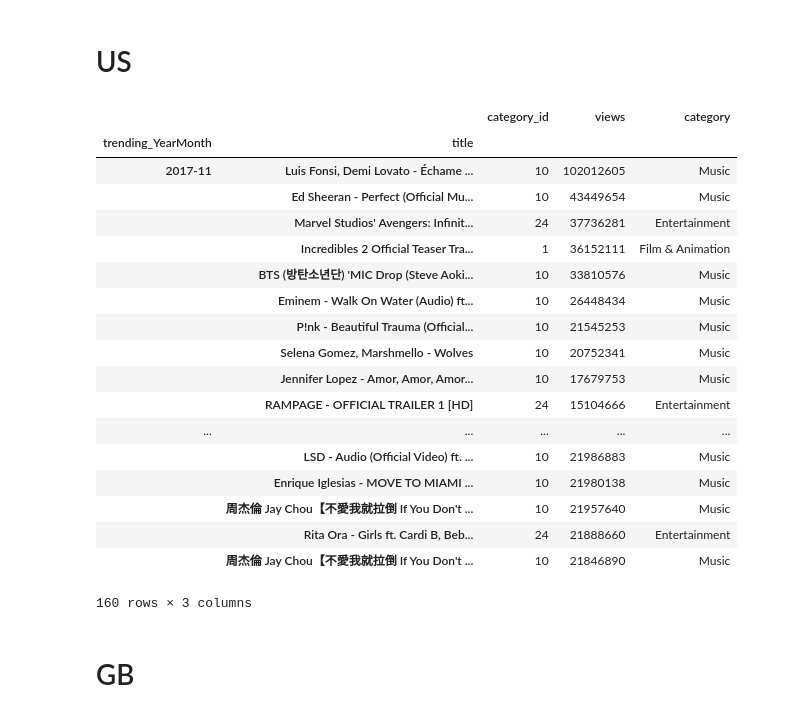
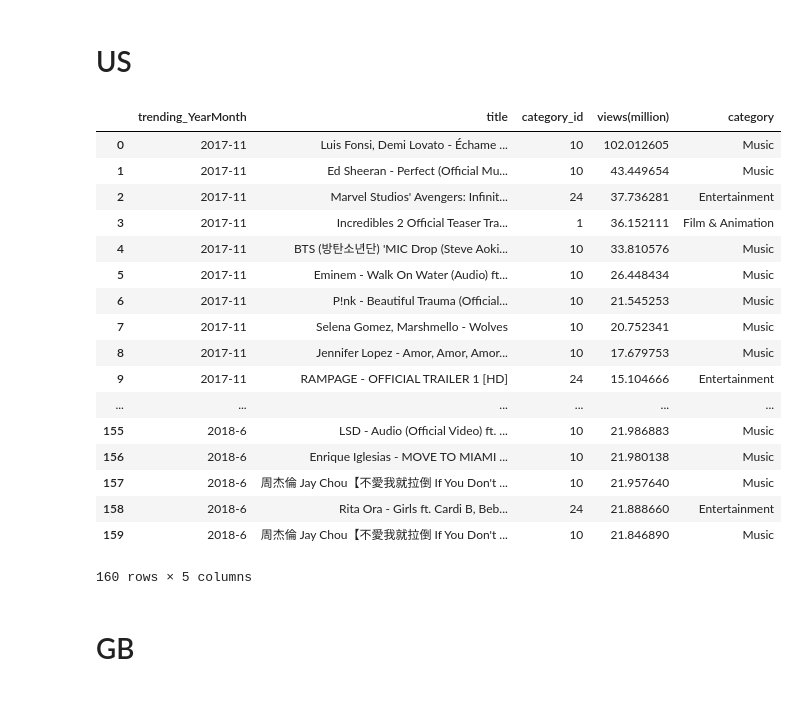
Before and after one commit to samoor64/MEDS_Project, a Jupyter notebook: Project1_analysis_Marina.ipynb, the cells around one changed output. Saved outputs shown, nothing was run; the diff lists cells and outputs as text; code cells hidden in the pictures.

```diff
--- a/Project1_analysis_Marina.ipynb
+++ b/Project1_analysis_Marina.ipynb
@@ -18,37 +18,38 @@ for item in us_id['items']:
 # %%
 us = pd.read_csv("USvideos.csv")
 us.head()
 us.dtypes
 us['trending_date'] = pd.to_datetime(us['trending_date'], format = '%y.%d.%m')
 us['trending_YearMonth'] = us['trending_date'].apply(lambda x: f'{x.year}-{x.month}')
 us['publish_time'] = pd.to_datetime(us['publish_time'], format = '%Y-%m-%dT%H:%M:%S.%fZ')
 us_max_byMonth = us.groupby(['trending_YearMonth','title','category_id'])['views','likes','dislikes'].max() # category_id included as an index
 us_view_max_byMonth = us_max_byMonth['views'].groupby(level=0, group_keys=False)
 us_top20_byMonth = us_view_max_byMonth.nlargest(20)
-us_top20_byMonth= us_top20_byMonth.reset_index(level=2)  # this is how to convert category_id from an index into a regular column
+us_top20_byMonth= us_top20_byMonth.reset_index()  # this is how to convert category_id from an index into a regular column
 us_top20_byMonth['category_id'] = us_top20_byMonth['category_id'].astype(str)
 us_top20_byMonth['category'] = us_top20_byMonth['category_id'].map(lambda x: us_category.get(x))
+us_top20_byMonth['views'] = us_top20_byMonth['views']/1000000
+us_top20_byMonth = us_top20_byMonth.rename(columns = {'views':'views(million)'})
 us_top20_byMonth
 # %% [output]
-|  |  | category_id | views | category |
-| trending_YearMonth | title |  |  |  |
-| 2017-11 | Luis Fonsi, Demi Lovato - Échame ... | 10 | 102012605 | Music |
-|  | Ed Sheeran - Perfect (Official Mu... | 10 | 43449654 | Music |
-|  | Marvel Studios' Avengers: Infinit... | 24 | 37736281 | Entertainment |
-|  | Incredibles 2 Official Teaser Tra... | 1 | 36152111 | Film & Animation |
-|  | BTS (방탄소년단) 'MIC Drop (Steve Aoki... | 10 | 33810576 | Music |
-|  | Eminem - Walk On Water (Audio) ft... | 10 | 26448434 | Music |
-|  | P!nk - Beautiful Trauma (Official... | 10 | 21545253 | Music |
-|  | Selena Gomez, Marshmello - Wolves | 10 | 20752341 | Music |
-|  | Jennifer Lopez - Amor, Amor, Amor... | 10 | 17679753 | Music |
-|  | RAMPAGE - OFFICIAL TRAILER 1 [HD] | 24 | 15104666 | Entertainment |
-| ... | ... | ... | ... | ... |
-|  | LSD - Audio (Official Video) ft. ... | 10 | 21986883 | Music |
-|  | Enrique Iglesias - MOVE TO MIAMI ... | 10 | 21980138 | Music |
-|  | 周杰倫 Jay Chou【不愛我就拉倒 If You Don't ... | 10 | 21957640 | Music |
-|  | Rita Ora - Girls ft. Cardi B, Beb... | 24 | 21888660 | Entertainment |
-|  | 周杰倫 Jay Chou【不愛我就拉倒 If You Don't ... | 10 | 21846890 | Music |
+|  | trending_YearMonth | title | category_id | views(million) | category |
+| 0 | 2017-11 | Luis Fonsi, Demi Lovato - Échame ... | 10 | 102.012605 | Music |
+| 1 | 2017-11 | Ed Sheeran - Perfect (Official Mu... | 10 | 43.449654 | Music |
+| 2 | 2017-11 | Marvel Studios' Avengers: Infinit... | 24 | 37.736281 | Entertainment |
+| 3 | 2017-11 | Incredibles 2 Official Teaser Tra... | 1 | 36.152111 | Film & Animation |
+| 4 | 2017-11 | BTS (방탄소년단) 'MIC Drop (Steve Aoki... | 10 | 33.810576 | Music |
+| 5 | 2017-11 | Eminem - Walk On Water (Audio) ft... | 10 | 26.448434 | Music |
+| 6 | 2017-11 | P!nk - Beautiful Trauma (Official... | 10 | 21.545253 | Music |
+| 7 | 2017-11 | Selena Gomez, Marshmello - Wolves | 10 | 20.752341 | Music |
+| 8 | 2017-11 | Jennifer Lopez - Amor, Amor, Amor... | 10 | 17.679753 | Music |
+| 9 | 2017-11 | RAMPAGE - OFFICIAL TRAILER 1 [HD] | 24 | 15.104666 | Entertainment |
+| ... | ... | ... | ... | ... | ... |
+| 155 | 2018-6 | LSD - Audio (Official Video) ft. ... | 10 | 21.986883 | Music |
+| 156 | 2018-6 | Enrique Iglesias - MOVE TO MIAMI ... | 10 | 21.980138 | Music |
+| 157 | 2018-6 | 周杰倫 Jay Chou【不愛我就拉倒 If You Don't ... | 10 | 21.957640 | Music |
+| 158 | 2018-6 | Rita Ora - Girls ft. Cardi B, Beb... | 24 | 21.888660 | Entertainment |
+| 159 | 2018-6 | 周杰倫 Jay Chou【不愛我就拉倒 If You Don't ... | 10 | 21.846890 | Music |
-160 rows × 3 columns
+160 rows × 5 columns
 # %% [markdown]
 # GB
 # %%
```
Also changed, not shown: parts of 18 cells of this notebook.
